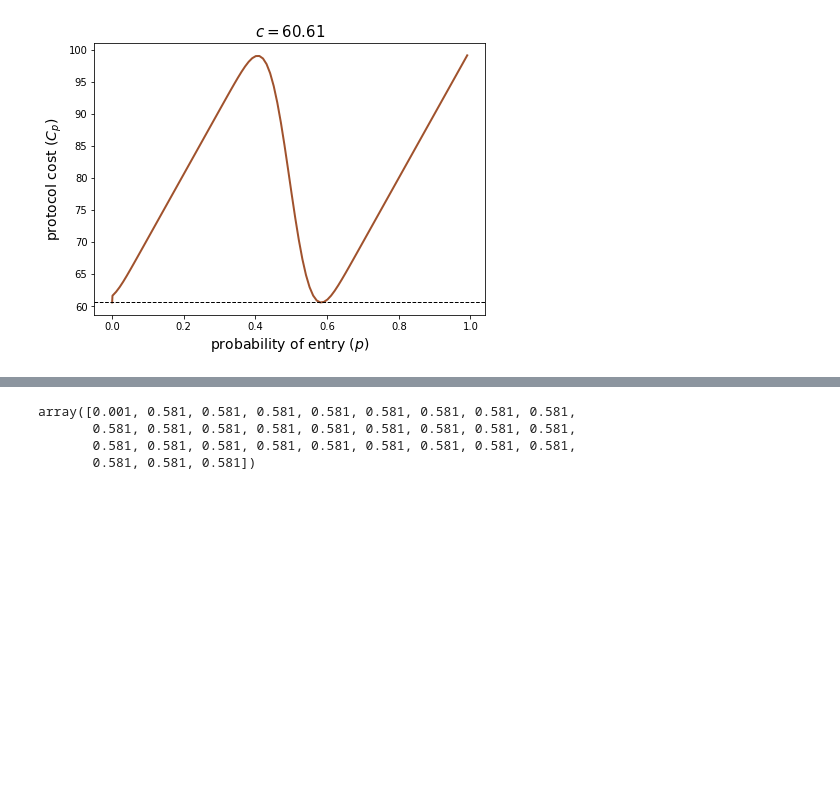
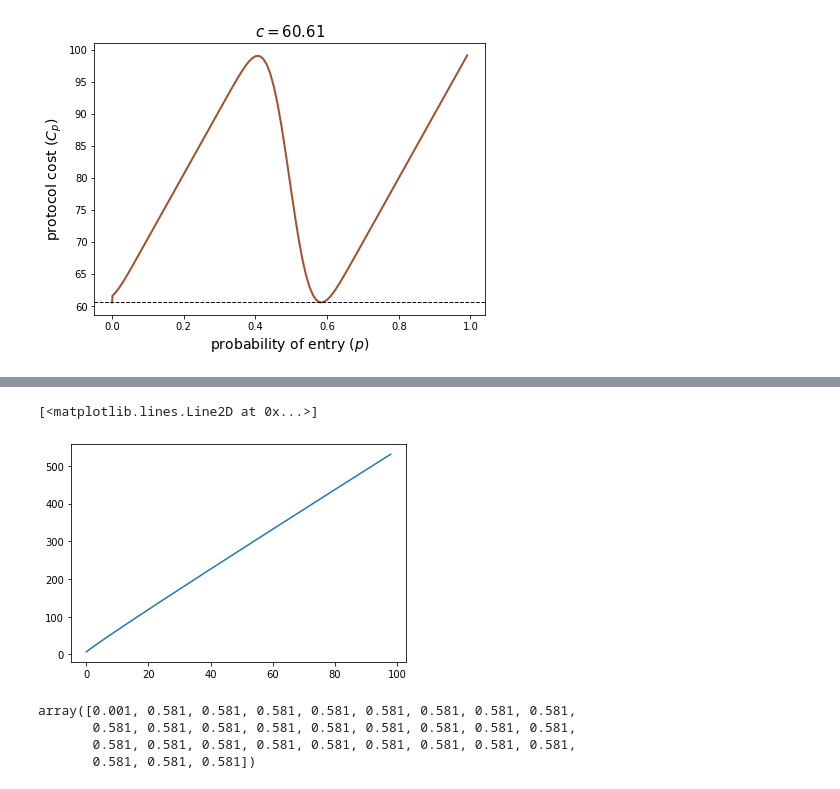
Before and after one commit to michaelneuder/continued-participation, a Jupyter notebook: copar.ipynb, the cells around one changed output, grey strips where cells are left out. Cells and saved outputs as stored; diff of their text form; code cells hidden in the pictures; blank space fills up the shorter version.

```diff
--- a/copar.ipynb
+++ b/copar.ipynb
@@ -298,3 +375,12 @@ plt.show()
+# %%
+ns = np.arange(10, 1000, 10)
+
+cstars = [c_star(n) for n in ns]
+# %%
+plt.plot(cstars)
+# %% [output]
+[<matplotlib.lines.Line2D at 0x...>]
+[figure, added]
 # %%
 optps[190:220]
 # %% [output]
```
Also changed, not shown: parts of 16 cells of this notebook, 1 other file.
